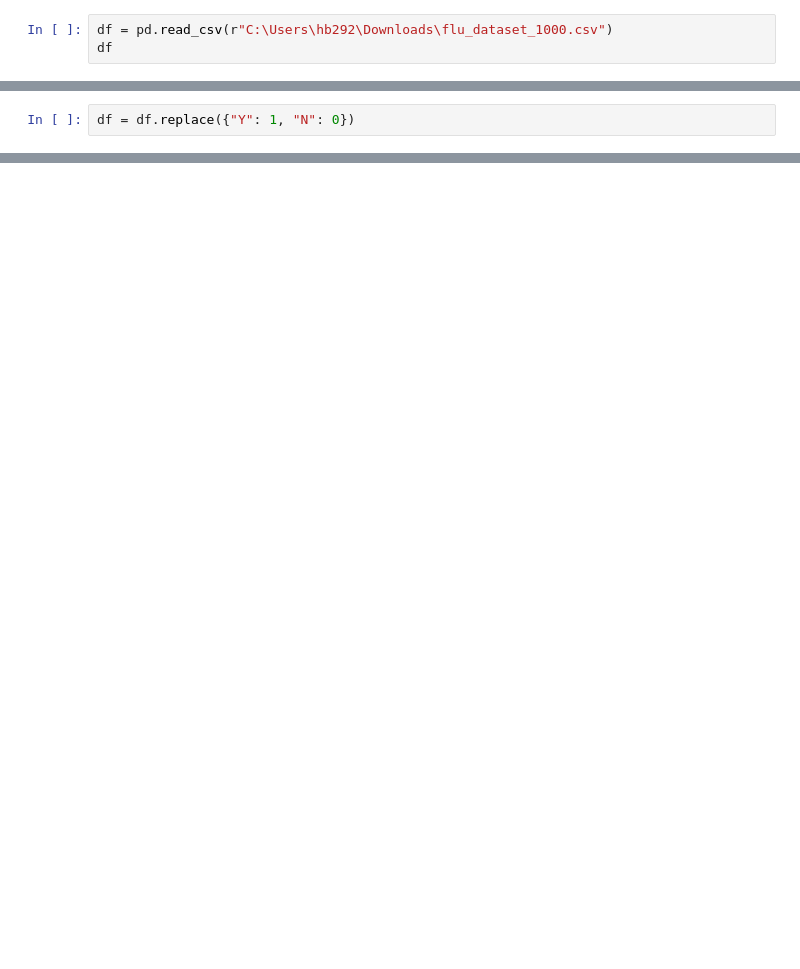
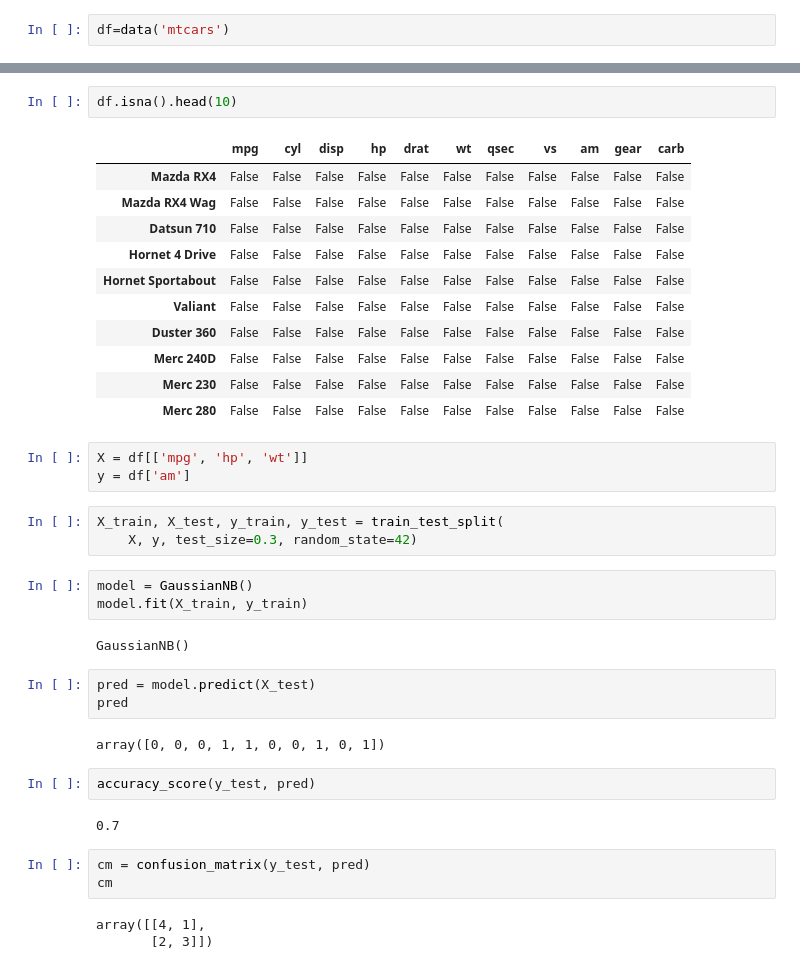
Before and after one commit to harshbhatt15/Machine-Learning, a Jupyter notebook: Supervised Machine Learning/classification/Naive-Bayes Algorithm/Project_01.ipynb, the cells around one changed output, grey strips where cells are left out. Saved outputs shown, nothing was run; the diff lists cells and outputs as text; blank space fills up the shorter version.

```diff
--- a/Supervised Machine Learning/classification/Naive-Bayes Algorithm/Project_01.ipynb
+++ b/Supervised Machine Learning/classification/Naive-Bayes Algorithm/Project_01.ipynb
@@ -4,3 +10,2 @@ import matplotlib.pyplot as plt
 # %%
-df = pd.read_csv(r"C:\Users\hb292\Downloads\flu_dataset_1000.csv")
-df
+df=data('mtcars')
@@ -21,2 +11,0 @@ df
-# %%
-df = df.replace({"Y": 1, "N": 0})
@@ -38,0 +42,40 @@ df
+# %%
+df.isna().head(10)
+# %% [output]
+|  | mpg | cyl | disp | hp | drat | wt | qsec | vs | am | gear | carb |
+| Mazda RX4 | False | False | False | False | False | False | False | False | False | False | False |
+| Mazda RX4 Wag | False | False | False | False | False | False | False | False | False | False | False |
+| Datsun 710 | False | False | False | False | False | False | False | False | False | False | False |
+| Hornet 4 Drive | False | False | False | False | False | False | False | False | False | False | False |
+| Hornet Sportabout | False | False | False | False | False | False | False | False | False | False | False |
+| Valiant | False | False | False | False | False | False | False | False | False | False | False |
+| Duster 360 | False | False | False | False | False | False | False | False | False | False | False |
+| Merc 240D | False | False | False | False | False | False | False | False | False | False | False |
+| Merc 230 | False | False | False | False | False | False | False | False | False | False | False |
+| Merc 280 | False | False | False | False | False | False | False | False | False | False | False |
+# %%
+X = df[['mpg', 'hp', 'wt']]
+y = df['am']
+# %%
+X_train, X_test, y_train, y_test = train_test_split(
+    X, y, test_size=0.3, random_state=42)
+# %%
+model = GaussianNB()
+model.fit(X_train, y_train)
+# %% [output]
+GaussianNB()
+# %%
+pred = model.predict(X_test)
+pred
+# %% [output]
+array([0, 0, 0, 1, 1, 0, 0, 1, 0, 1])
+# %%
+accuracy_score(y_test, pred)
+# %% [output]
+0.7
+# %%
+cm = confusion_matrix(y_test, pred)
+cm
+# %% [output]
+array([[4, 1],
+       [2, 3]])
```
Also changed, not shown: parts of 6 cells of this notebook.
